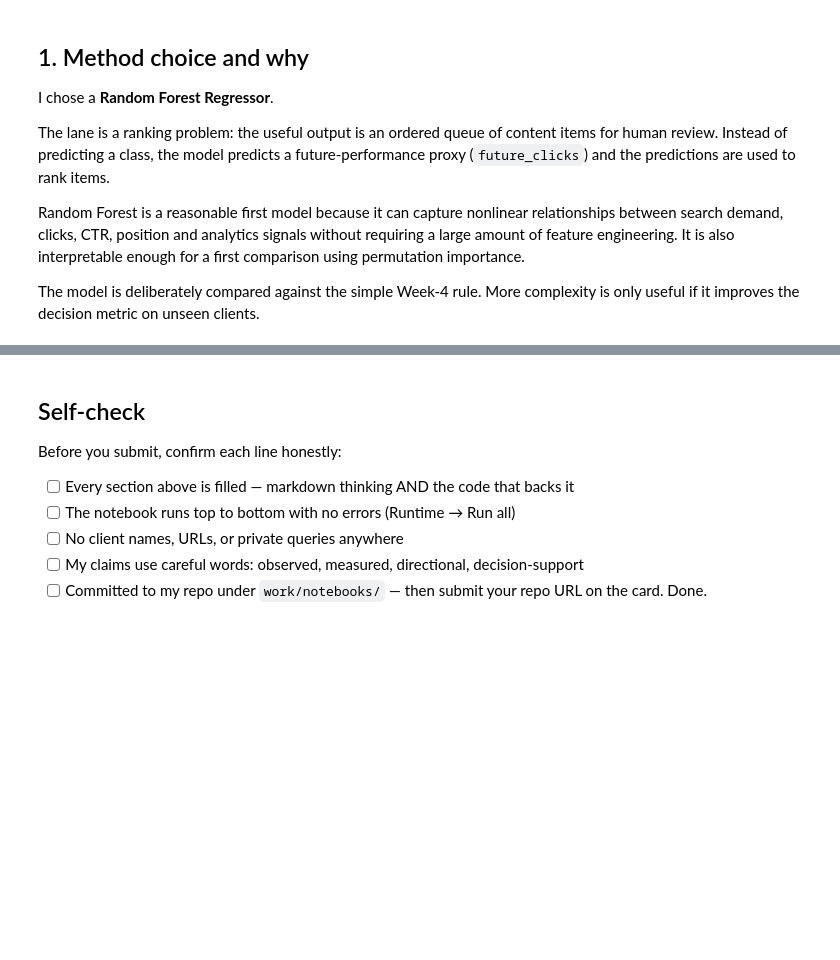
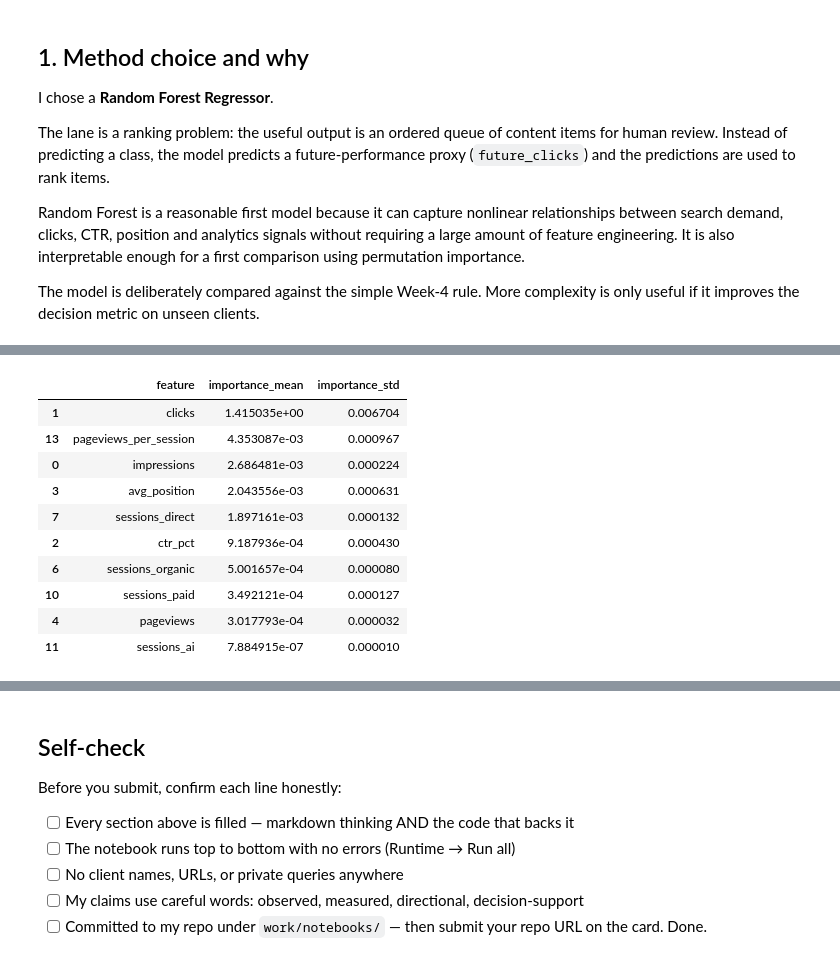
Before and after one commit to zainmatloob-cyber/ML-INTERN, a Jupyter notebook: work/notebooks/w05_model.ipynb, the cells around one changed output, grey strips where cells are left out. Cells and saved outputs as stored; diff of their text form; code cells hidden in the pictures; blank space fills up the shorter version.

```diff
--- a/work/notebooks/w05_model.ipynb
+++ b/work/notebooks/w05_model.ipynb
@@ -63,0 +362,33 @@ ModuleNotFoundError: No module named 'sklearn'
+# %%
+# Permutation importance on the held-out validation set.
+# This measures how much the model's predictive score changes when one feature
+# is shuffled. It is not causal importance.
+
+perm = permutation_importance(
+    model,
+    X_valid,
+    y_valid,
+    n_repeats=5,
+    random_state=42,
+    n_jobs=-1,
+)
+
+importance = pd.DataFrame({
+    "feature": FEATURES,
+    "importance_mean": perm.importances_mean,
+    "importance_std": perm.importances_std,
+}).sort_values("importance_mean", ascending=False)
+
+importance.head(10)
+# %% [output]
+|  | feature | importance_mean | importance_std |
+| 1 | clicks | 1.415035e+00 | 0.006704 |
+| 13 | pageviews_per_session | 4.353087e-03 | 0.000967 |
+| 0 | impressions | 2.686481e-03 | 0.000224 |
+| 3 | avg_position | 2.043556e-03 | 0.000631 |
+| 7 | sessions_direct | 1.897161e-03 | 0.000132 |
+| 2 | ctr_pct | 9.187936e-04 | 0.000430 |
+| 6 | sessions_organic | 5.001657e-04 | 0.000080 |
+| 10 | sessions_paid | 3.492121e-04 | 0.000127 |
+| 4 | pageviews | 3.017793e-04 | 0.000032 |
+| 11 | sessions_ai | 7.884915e-07 | 0.000010 |
```
Also changed, not shown: parts of 16 cells of this notebook.
